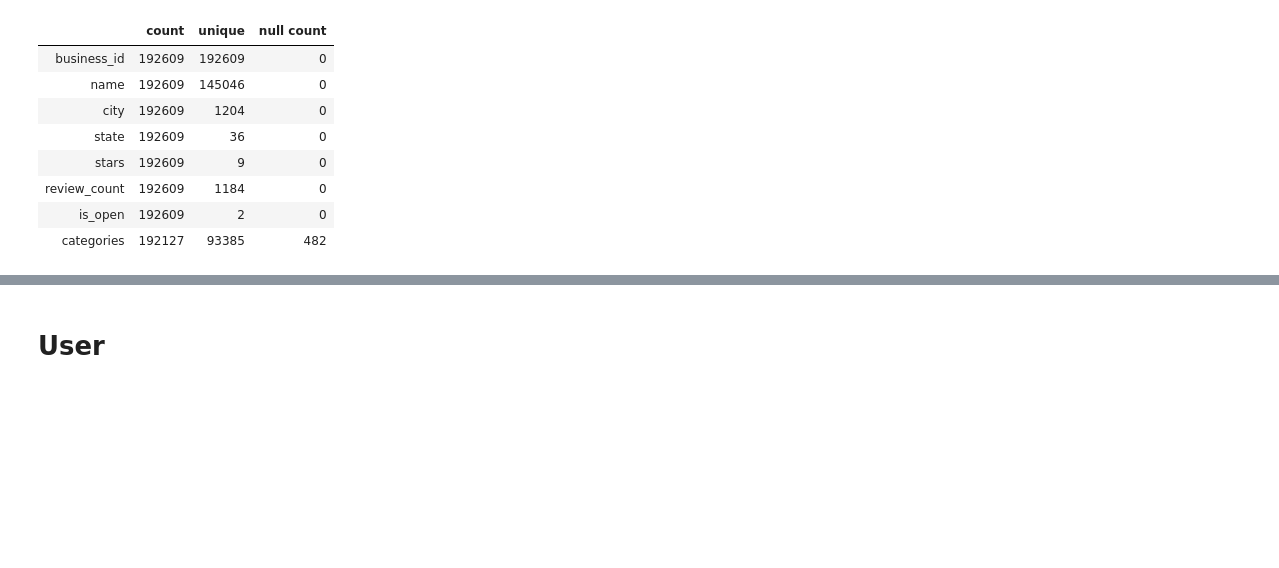
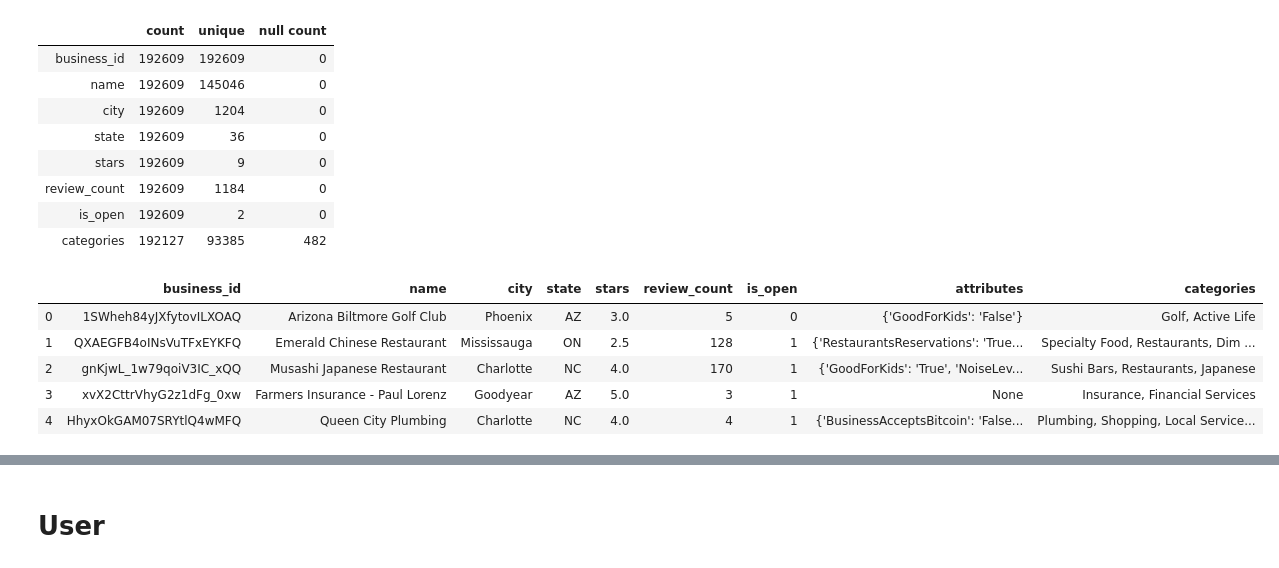
Before and after one commit to wonchankim97/Yelp-Recommender, a Jupyter notebook: eda_wonchan.ipynb, the cells around one changed output, grey strips where cells are left out. Drawn from its saved outputs; the diff is of its cells as text; code cells hidden in the pictures; blank space fills up the shorter version.

```diff
--- a/eda_wonchan.ipynb
+++ b/eda_wonchan.ipynb
@@ -37,3 +43,12 @@ pd.DataFrame({'count':check.count(),'unique':check.nunique(),'null count':check.
 | review_count | 192609 | 1184 | 0 |
 | is_open | 192609 | 2 | 0 |
 | categories | 192127 | 93385 | 482 |
+# %%
+bz.head()
+# %% [output]
+|  | business_id | name | city | state | stars | review_count | is_open | attributes | categories |
+| 0 | 1SWheh84yJXfytovILXOAQ | Arizona Biltmore Golf Club | Phoenix | AZ | 3.0 | 5 | 0 | {'GoodForKids': 'False'} | Golf, Active Life |
+| 1 | QXAEGFB4oINsVuTFxEYKFQ | Emerald Chinese Restaurant | Mississauga | ON | 2.5 | 128 | 1 | {'RestaurantsReservations': 'True... | Specialty Food, Restaurants, Dim ... |
+| 2 | gnKjwL_1w79qoiV3IC_xQQ | Musashi Japanese Restaurant | Charlotte | NC | 4.0 | 170 | 1 | {'GoodForKids': 'True', 'NoiseLev... | Sushi Bars, Restaurants, Japanese |
+| 3 | xvX2CttrVhyG2z1dFg_0xw | Farmers Insurance - Paul Lorenz | Goodyear | AZ | 5.0 | 3 | 1 | None | Insurance, Financial Services |
+| 4 | HhyxOkGAM07SRYtlQ4wMFQ | Queen City Plumbing | Charlotte | NC | 4.0 | 4 | 1 | {'BusinessAcceptsBitcoin': 'False... | Plumbing, Shopping, Local Service... |
```
Also changed, not shown: parts of 7 cells of this notebook.
